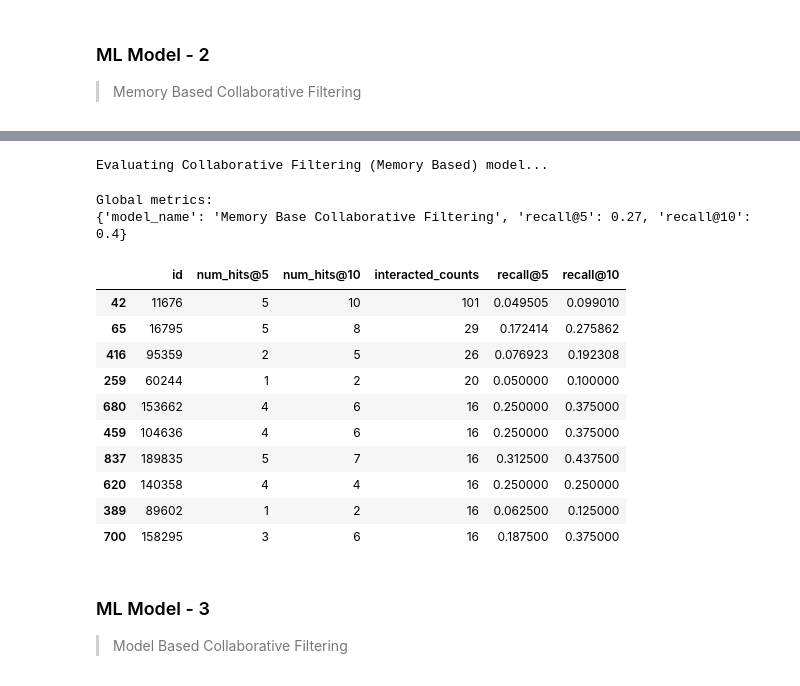
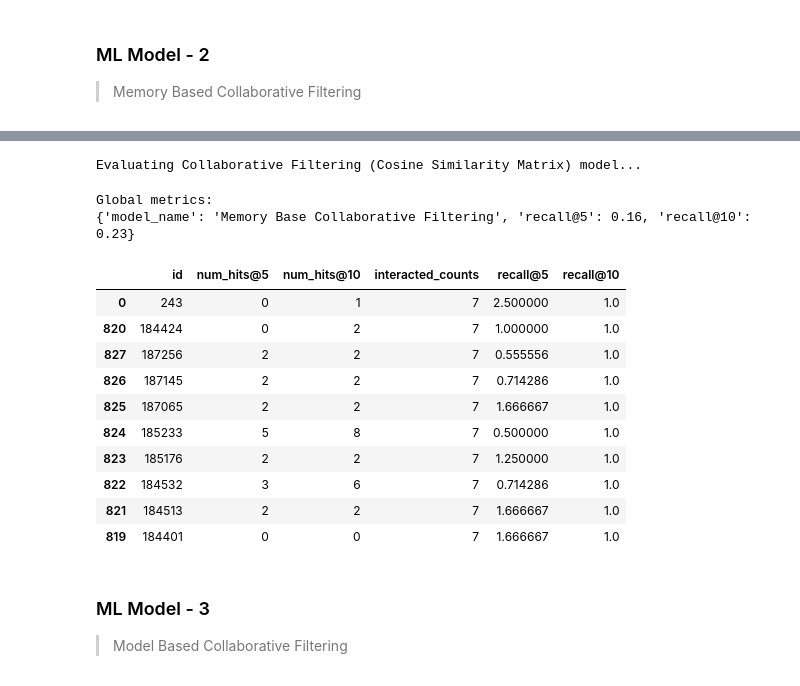
Before and after one commit to bisht-deepak/Capstone-Project-Recommendation-System, a Jupyter notebook: unsupervised-learning-book-recommendation-system.ipynb, the cells around one changed output, grey strips where cells are left out. Saved outputs shown, nothing was run; the diff lists cells and outputs as text; code cells hidden in the pictures.

```diff
--- a/unsupervised-learning-book-recommendation-system.ipynb
+++ b/unsupervised-learning-book-recommendation-system.ipynb
@@ -1664,5 +1817,14 @@ train_df.shape
 # %%
-def calculate_cosine_similarity_matrix(df):
+def get_cosine_similarity_matrix(df):
+    """
+    Calculates the cosine similarity matrix for a DataFrame.
+
+    Args:
+    - df: DataFrame containing numeric values for similarity calculation.
+
+    Returns:
+    DataFrame representing the cosine similarity matrix with columns and index as the DataFrame's index.
+    """
 
     matrix, isbns= df.values, df.index
 
@@ -1755,0 +1834,3 @@ class MemoryBased_CFRecommender:
+# %%
+memorybased_pred_df= get_cosine_similarity_matrix(train_df)
+memorybased_pred_df.head()
@@ -1756,25 +2073,25 @@ class MemoryBased_CFRecommender:
 # %%
-model_evaluator= ModelEvaluator(MemoryBased_CFRecommender, cf_pred_df, preset= False)
+model_evaluator= ModelEvaluator(MemoryBased_CFRecommender, memorybased_pred_df, preset= False)
 print('Evaluating Collaborative Filtering (Cosine Similarity Matrix) model...')
 cf_detailed_results_df, cf_global_metrics = model_evaluator.evaluate_model()
 
 print('\nGlobal metrics:\n%s' % cf_global_metrics)
 cf_detailed_results_df.head(10)
 # %% [output]
-Evaluating Collaborative Filtering (Memory Based) model...
+Evaluating Collaborative Filtering (Cosine Similarity Matrix) model...
 Global metrics:
-{'model_name': 'Memory Base Collaborative Filtering', 'recall@5': 0.27, 'recall@10': 0.4}
+{'model_name': 'Memory Base Collaborative Filtering', 'recall@5': 0.16, 'recall@10': 0.23}
 |  | id | num_hits@5 | num_hits@10 | interacted_counts | recall@5 | recall@10 |
-| 42 | 11676 | 5 | 10 | 101 | 0.049505 | 0.099010 |
-| 65 | 16795 | 5 | 8 | 29 | 0.172414 | 0.275862 |
-| 416 | 95359 | 2 | 5 | 26 | 0.076923 | 0.192308 |
-| 259 | 60244 | 1 | 2 | 20 | 0.050000 | 0.100000 |
-| 680 | 153662 | 4 | 6 | 16 | 0.250000 | 0.375000 |
-| 459 | 104636 | 4 | 6 | 16 | 0.250000 | 0.375000 |
-| 837 | 189835 | 5 | 7 | 16 | 0.312500 | 0.437500 |
-| 620 | 140358 | 4 | 4 | 16 | 0.250000 | 0.250000 |
-| 389 | 89602 | 1 | 2 | 16 | 0.062500 | 0.125000 |
-| 700 | 158295 | 3 | 6 | 16 | 0.187500 | 0.375000 |
+| 0 | 243 | 0 | 1 | 7 | 2.500000 | 1.0 |
+| 820 | 184424 | 0 | 2 | 7 | 1.000000 | 1.0 |
+| 827 | 187256 | 2 | 2 | 7 | 0.555556 | 1.0 |
+| 826 | 187145 | 2 | 2 | 7 | 0.714286 | 1.0 |
+| 825 | 187065 | 2 | 2 | 7 | 1.666667 | 1.0 |
+| 824 | 185233 | 5 | 8 | 7 | 0.500000 | 1.0 |
+| 823 | 185176 | 2 | 2 | 7 | 1.250000 | 1.0 |
+| 822 | 184532 | 3 | 6 | 7 | 0.714286 | 1.0 |
+| 821 | 184513 | 2 | 2 | 7 | 1.666667 | 1.0 |
+| 819 | 184401 | 0 | 0 | 7 | 1.666667 | 1.0 |
 # %% [markdown]
 ### ML Model - 3
 > Model Based Collaborative Filtering
```
Also changed, not shown: parts of 41 cells of this notebook.
